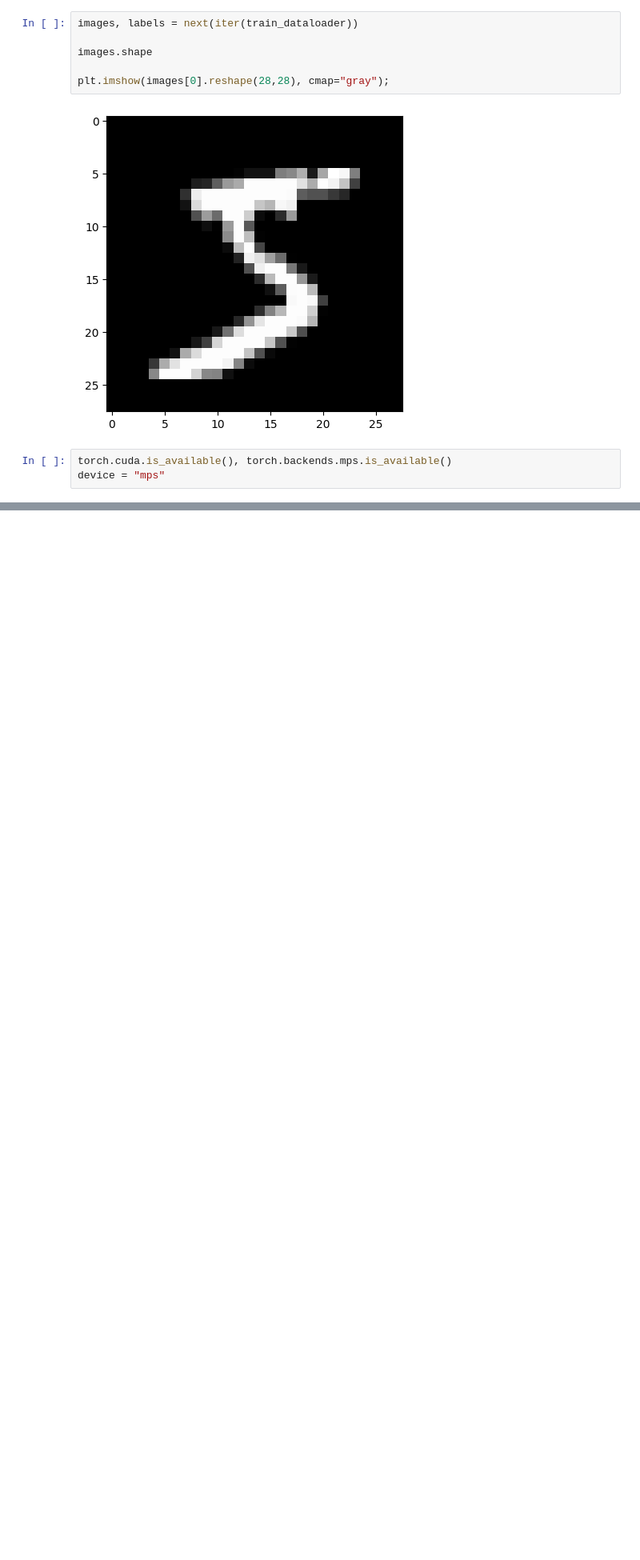
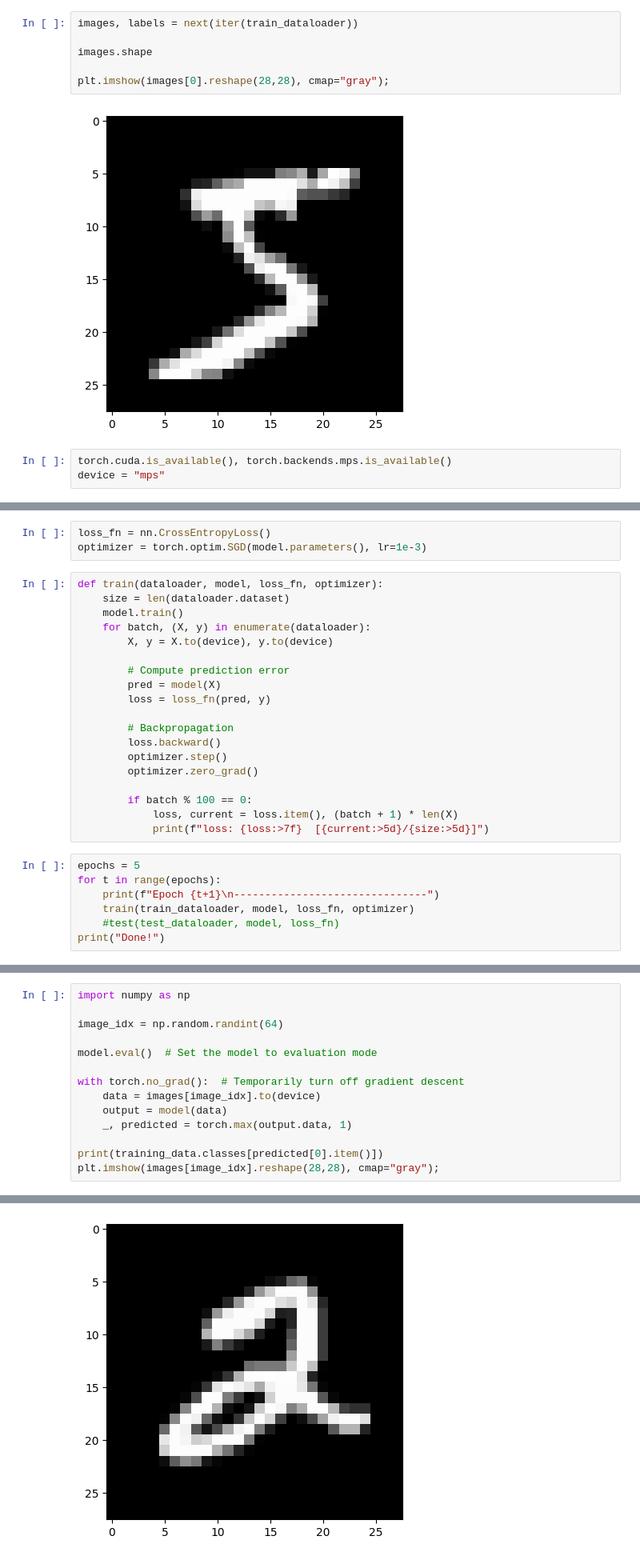
Before and after one commit to stephenCarmody/pytorch-playground, a Jupyter notebook: getting_started.ipynb, the cells around one changed output, grey strips where cells are left out. Shown at 80% size. Cells and saved outputs as stored; diff of their text form; blank space fills up the shorter version.

Commit message:
feat: added training and visualising of results

```diff
--- a/getting_started.ipynb
+++ b/getting_started.ipynb
@@ -73,0 +105,29 @@ device = "mps"
+# %%
+loss_fn = nn.CrossEntropyLoss()
+optimizer = torch.optim.SGD(model.parameters(), lr=1e-3)
+# %%
+def train(dataloader, model, loss_fn, optimizer):
+    size = len(dataloader.dataset)
+    model.train()
+    for batch, (X, y) in enumerate(dataloader):
+        X, y = X.to(device), y.to(device)
+
+        # Compute prediction error
+        pred = model(X)
+        loss = loss_fn(pred, y)
+
+        # Backpropagation
+        loss.backward()
+        optimizer.step()
+        optimizer.zero_grad()
+
+        if batch % 100 == 0:
+            loss, current = loss.item(), (batch + 1) * len(X)
+            print(f"loss: {loss:>7f}  [{current:>5d}/{size:>5d}]")
+# %%
+epochs = 5
+for t in range(epochs):
+    print(f"Epoch {t+1}\n-------------------------------")
+    train(train_dataloader, model, loss_fn, optimizer)
+    #test(test_dataloader, model, loss_fn)
+print("Done!")
@@ -73,0 +155,15 @@ device = "mps"
+# %%
+import numpy as np
+
+image_idx = np.random.randint(64)
+
+model.eval()  # Set the model to evaluation mode
+
+with torch.no_grad():  # Temporarily turn off gradient descent
+    data = images[image_idx].to(device)
+    output = model(data)
+    _, predicted = torch.max(output.data, 1)
+
+print(training_data.classes[predicted[0].item()])
+plt.imshow(images[image_idx].reshape(28,28), cmap="gray");
+# %% [output]
@@ -73,0 +171 @@ device = "mps"
+[figure, added]
```
Also changed, not shown: parts of 5 cells of this notebook.
